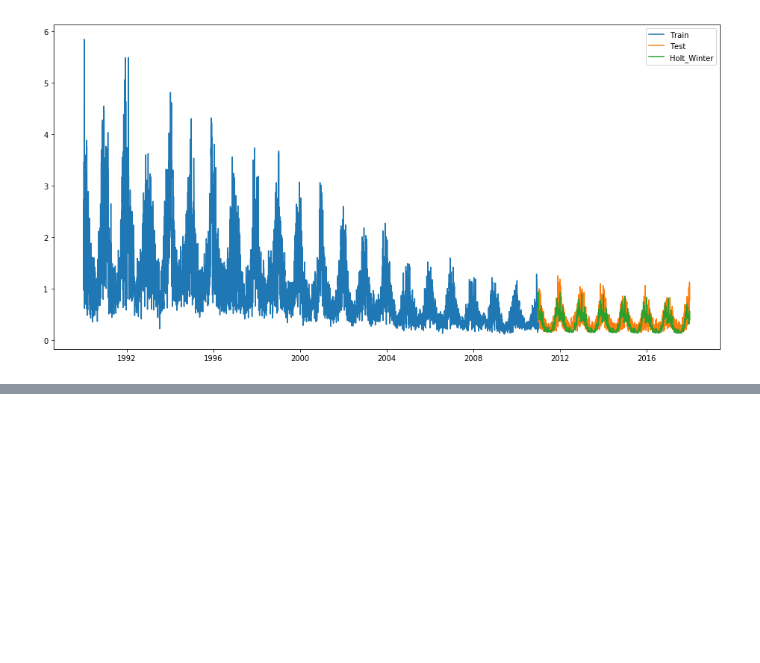
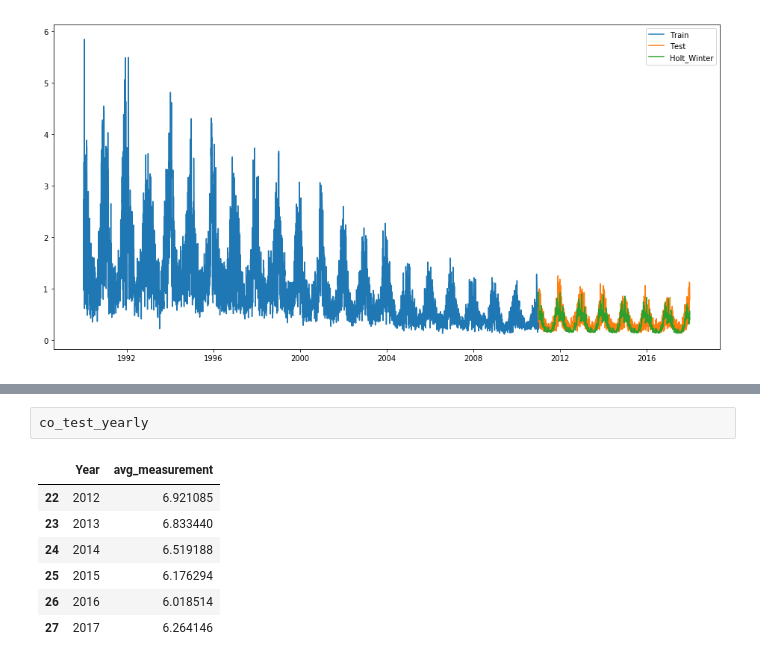
Before and after one commit to mwoss/timeseries-decision-trees, a Jupyter notebook: air_pollution_predictions.ipynb, the cells around one changed output, grey strips where cells are left out. Cells and saved outputs as stored; diff of their text form; blank space fills up the shorter version.

```diff
--- a/air_pollution_predictions.ipynb
+++ b/air_pollution_predictions.ipynb
@@ -444,0 +483,10 @@ plt.show()
+# %%
+co_test_yearly
+# %% [output]
+|  | Year | avg_measurement |
+| 22 | 2012 | 6.921085 |
+| 23 | 2013 | 6.833440 |
+| 24 | 2014 | 6.519188 |
+| 25 | 2015 | 6.176294 |
+| 26 | 2016 | 6.018514 |
+| 27 | 2017 | 6.264146 |
```
Also changed, not shown: parts of 11 cells of this notebook.
